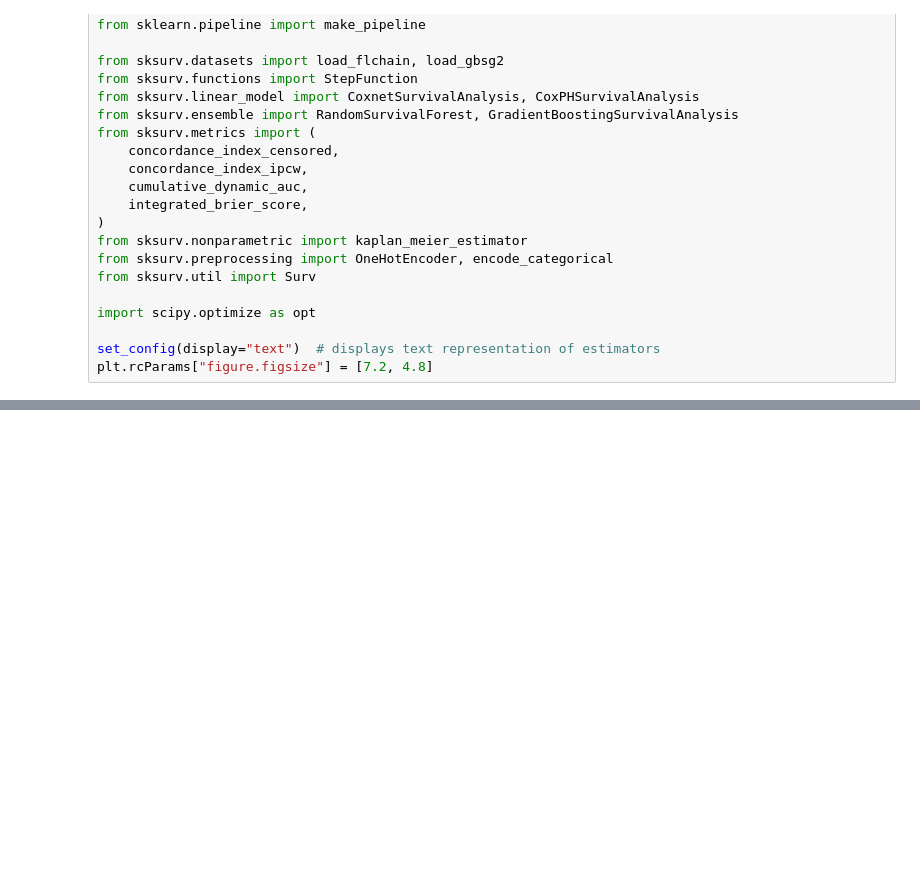
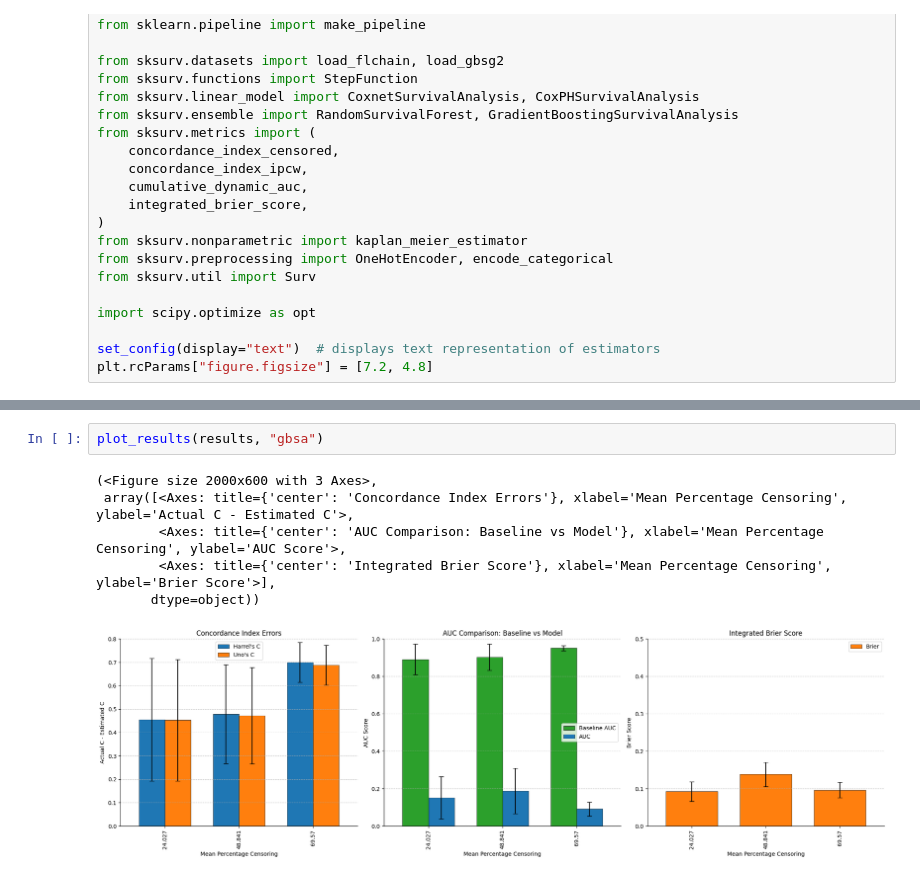
Before and after one commit to buchbindern/SurvivalSimulation, a Jupyter notebook: SimulationTesting.ipynb, the cells around one changed output, grey strips where cells are left out. Cells and saved outputs as stored; diff of their text form; blank space fills up the shorter version.

```diff
--- a/SimulationTesting.ipynb
+++ b/SimulationTesting.ipynb
@@ -284,0 +322,9 @@ GBSA
+# %%
+plot_results(results, "gbsa")
+# %% [output]
+(<Figure size 2000x600 with 3 Axes>,
+ array([<Axes: title={'center': 'Concordance Index Errors'}, xlabel='Mean Percentage Censoring', ylabel='Actual C - Estimated C'>,
+        <Axes: title={'center': 'AUC Comparison: Baseline vs Model'}, xlabel='Mean Percentage Censoring', ylabel='AUC Score'>,
+        <Axes: title={'center': 'Integrated Brier Score'}, xlabel='Mean Percentage Censoring', ylabel='Brier Score'>],
+       dtype=object))
+[figure, added]
```
Also changed, not shown: parts of 10 cells of this notebook, 1 other file.
